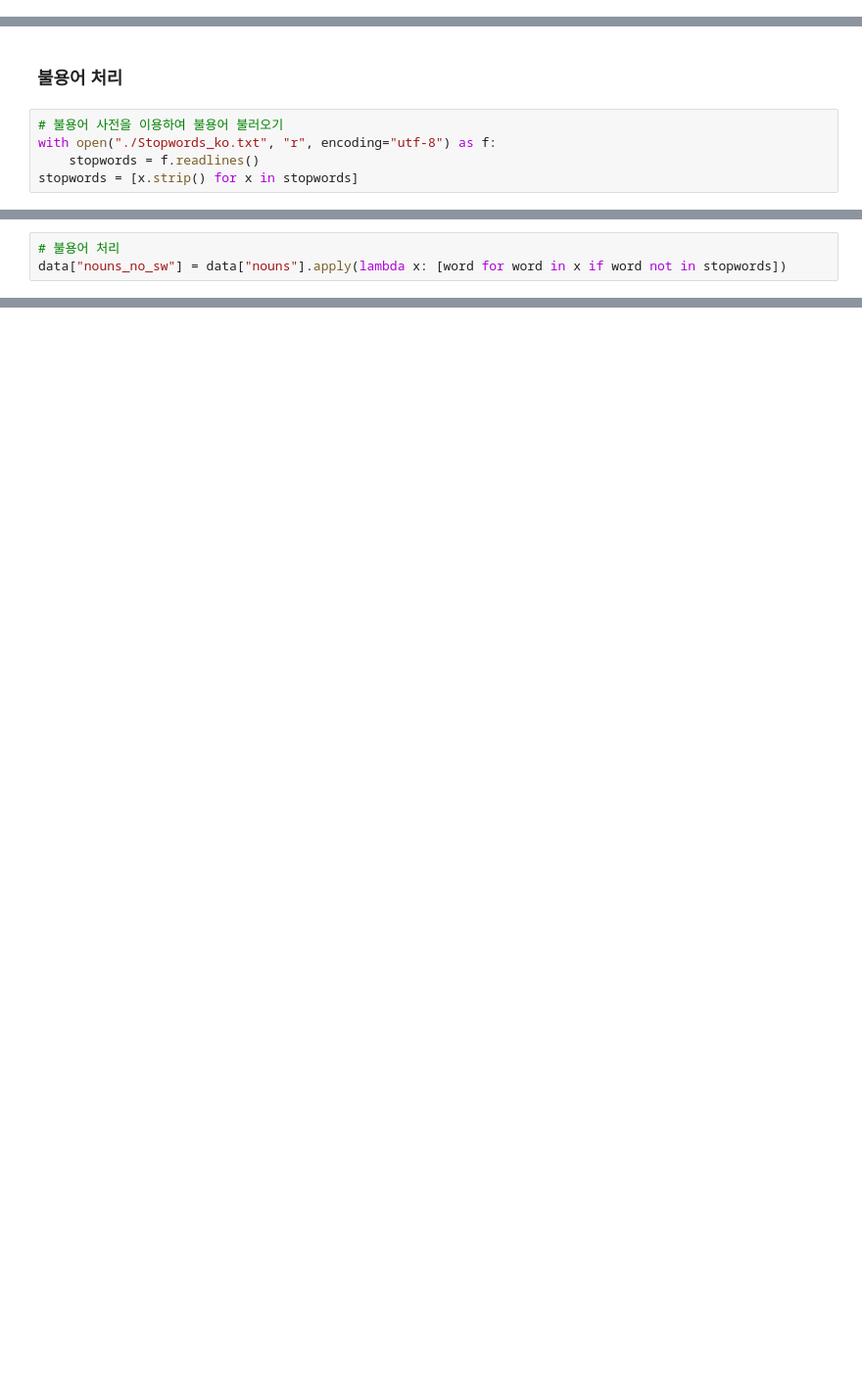
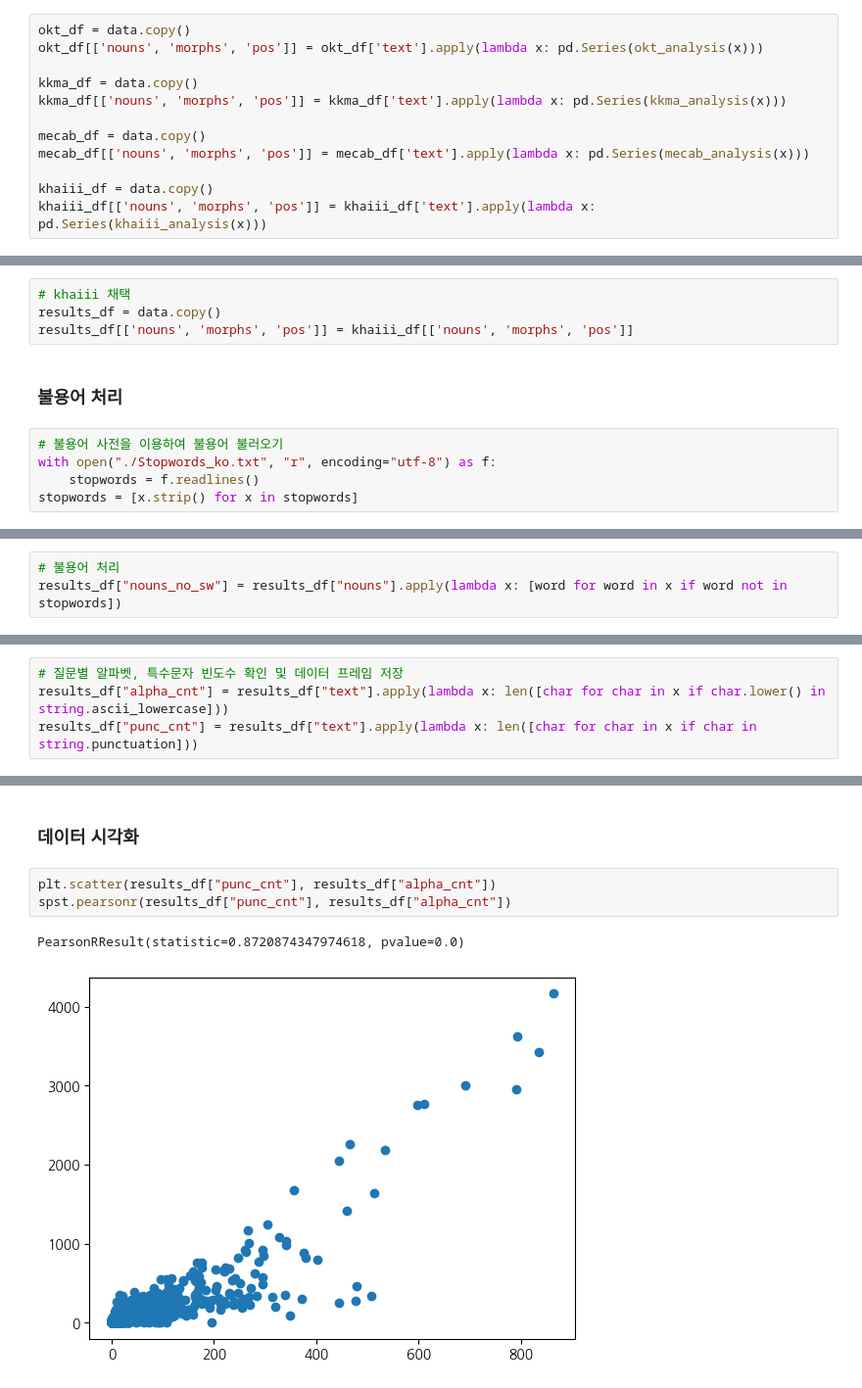
Before and after one commit to hwtheowl/QnA_Classification, a Jupyter notebook: preprocess_and_EDA.ipynb, the cells around one changed output, grey strips where cells are left out. Shown: that part at 98% size. Cells and saved outputs as stored; diff of their text form; blank space fills up the shorter version.

```diff
--- a/preprocess_and_EDA.ipynb
+++ b/preprocess_and_EDA.ipynb
@@ -121,0 +163,12 @@ data.head()
+# %%
+okt_df = data.copy()
+okt_df[['nouns', 'morphs', 'pos']] = okt_df['text'].apply(lambda x: pd.Series(okt_analysis(x)))
+
+kkma_df = data.copy()
+kkma_df[['nouns', 'morphs', 'pos']] = kkma_df['text'].apply(lambda x: pd.Series(kkma_analysis(x)))
+
+mecab_df = data.copy()
+mecab_df[['nouns', 'morphs', 'pos']] = mecab_df['text'].apply(lambda x: pd.Series(mecab_analysis(x)))
+
+khaiii_df = data.copy()
+khaiii_df[['nouns', 'morphs', 'pos']] = khaiii_df['text'].apply(lambda x: pd.Series(khaiii_analysis(x)))
@@ -122,3 +215,7 @@ data.head()
+# %%
+# khaiii 채택
+results_df = data.copy()
+results_df[['nouns', 'morphs', 'pos']] = khaiii_df[['nouns', 'morphs', 'pos']]
 # %% [markdown]
 ### 불용어 처리
 # %%
@@ -129,3 +235,3 @@ stopwords = [x.strip() for x in stopwords]
 # %%
 # 불용어 처리
-data["nouns_no_sw"] = data["nouns"].apply(lambda x: [word for word in x if word not in stopwords])
+results_df["nouns_no_sw"] = results_df["nouns"].apply(lambda x: [word for word in x if word not in stopwords])
@@ -133,0 +256,4 @@ data["nouns_no_sw"] = data["nouns"].apply(lambda x: [word for word in x if word
+# %%
+# 질문별 알파벳, 특수문자 빈도수 확인 및 데이터 프레임 저장
+results_df["alpha_cnt"] = results_df["text"].apply(lambda x: len([char for char in x if char.lower() in string.ascii_lowercase]))
+results_df["punc_cnt"] = results_df["text"].apply(lambda x: len([char for char in x if char in string.punctuation]))
@@ -133,0 +269,8 @@ data["nouns_no_sw"] = data["nouns"].apply(lambda x: [word for word in x if word
+# %% [markdown]
+### 데이터 시각화
+# %%
+plt.scatter(results_df["punc_cnt"], results_df["alpha_cnt"])
+spst.pearsonr(results_df["punc_cnt"], results_df["alpha_cnt"])
+# %% [output]
+PearsonRResult(statistic=0.8720874347974618, pvalue=0.0)
+[figure, added]
```
Also changed, not shown: parts of 45 cells of this notebook, 2 other files.
